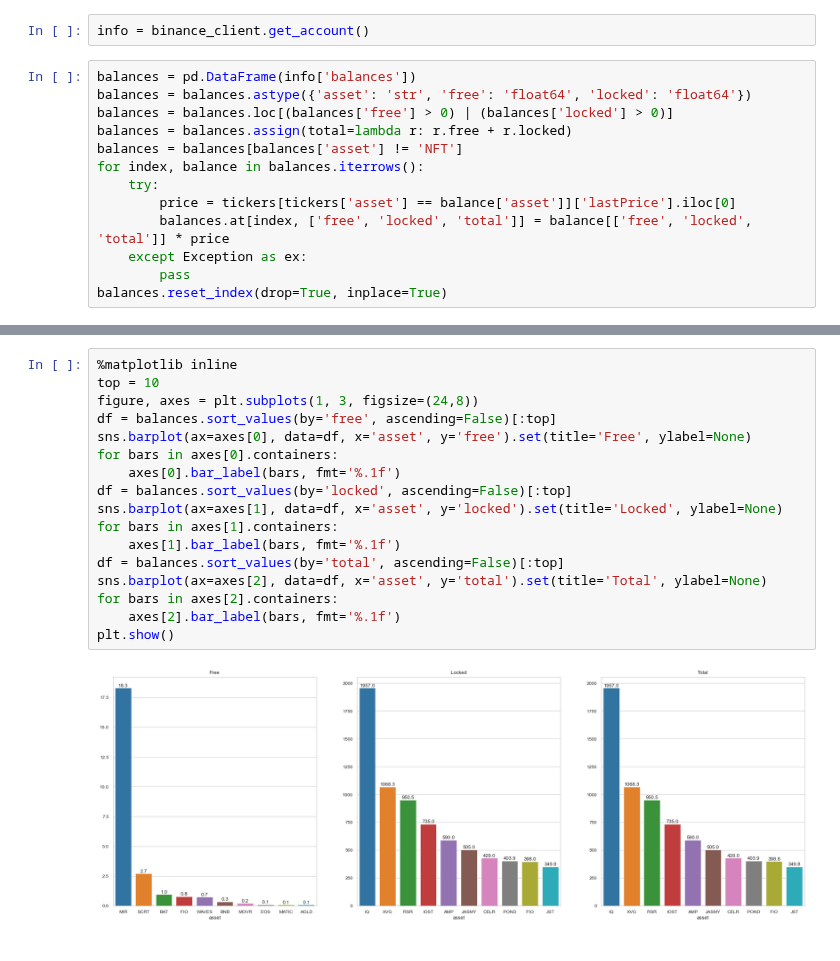
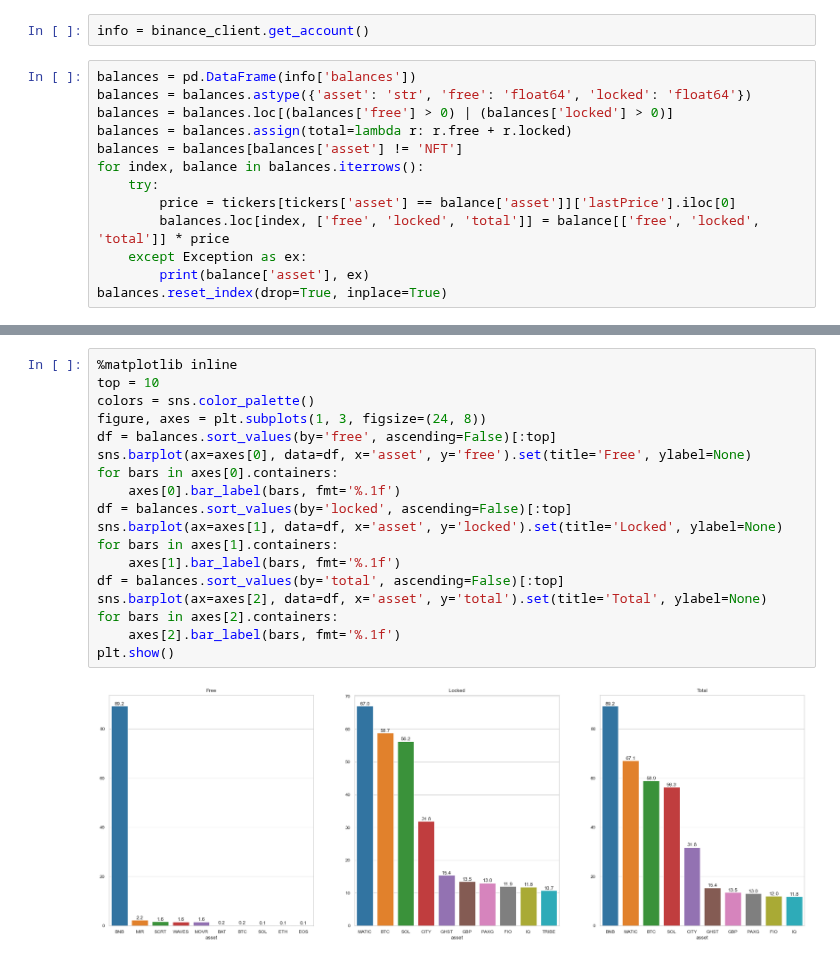
Before and after one commit to khiemdoan/trading-analysis, a Jupyter notebook: balances.ipynb, the cells around one changed output, grey strips where cells are left out. Drawn from its saved outputs; the diff is of its cells as text.

Commit message:
Fix update price in balance notebook

```diff
--- a/balances.ipynb
+++ b/balances.ipynb
@@ -50,7 +60,7 @@ balances = balances[balances['asset'] != 'NFT']
 for index, balance in balances.iterrows():
     try:
         price = tickers[tickers['asset'] == balance['asset']]['lastPrice'].iloc[0]
-        balances.at[index, ['free', 'locked', 'total']] = balance[['free', 'locked', 'total']] * price
+        balances.loc[index, ['free', 'locked', 'total']] = balance[['free', 'locked', 'total']] * price
     except Exception as ex:
-        pass
+        print(balance['asset'], ex)
 balances.reset_index(drop=True, inplace=True)
@@ -57,19 +79,20 @@ balances.reset_index(drop=True, inplace=True)
 # %%
 %matplotlib inline
 top = 10
-figure, axes = plt.subplots(1, 3, figsize=(24,8))
+colors = sns.color_palette()
+figure, axes = plt.subplots(1, 3, figsize=(24, 8))
 df = balances.sort_values(by='free', ascending=False)[:top]
 sns.barplot(ax=axes[0], data=df, x='asset', y='free').set(title='Free', ylabel=None)
 for bars in axes[0].containers:
     axes[0].bar_label(bars, fmt='%.1f')
 df = balances.sort_values(by='locked', ascending=False)[:top]
 sns.barplot(ax=axes[1], data=df, x='asset', y='locked').set(title='Locked', ylabel=None)
 for bars in axes[1].containers:
     axes[1].bar_label(bars, fmt='%.1f')
 df = balances.sort_values(by='total', ascending=False)[:top]
 sns.barplot(ax=axes[2], data=df, x='asset', y='total').set(title='Total', ylabel=None)
 for bars in axes[2].containers:
     axes[2].bar_label(bars, fmt='%.1f')
 plt.show()
 # %% [output]
-[figure, old version]
+[figure, new version]
```
Also changed, not shown: parts of 4 cells of this notebook.
